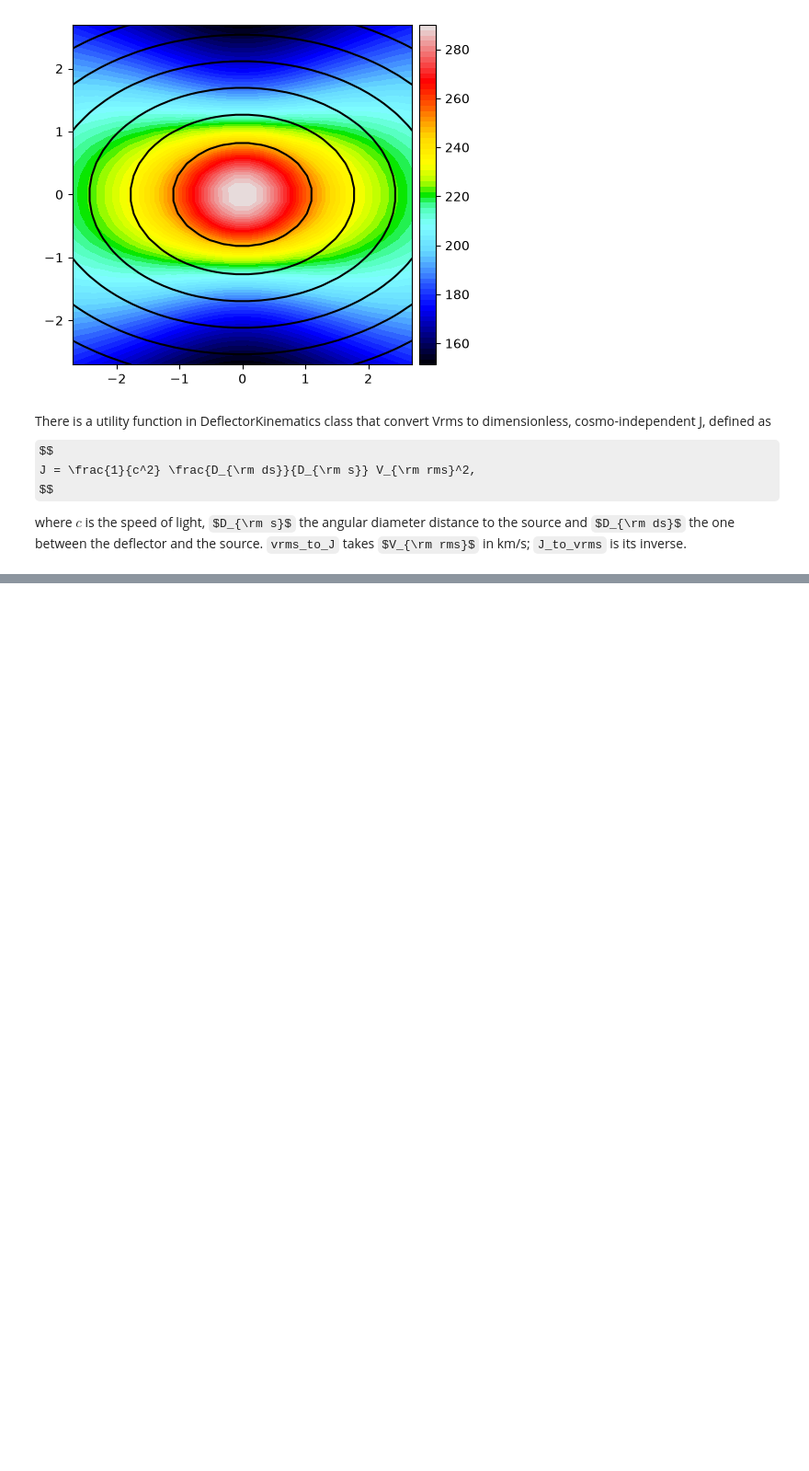
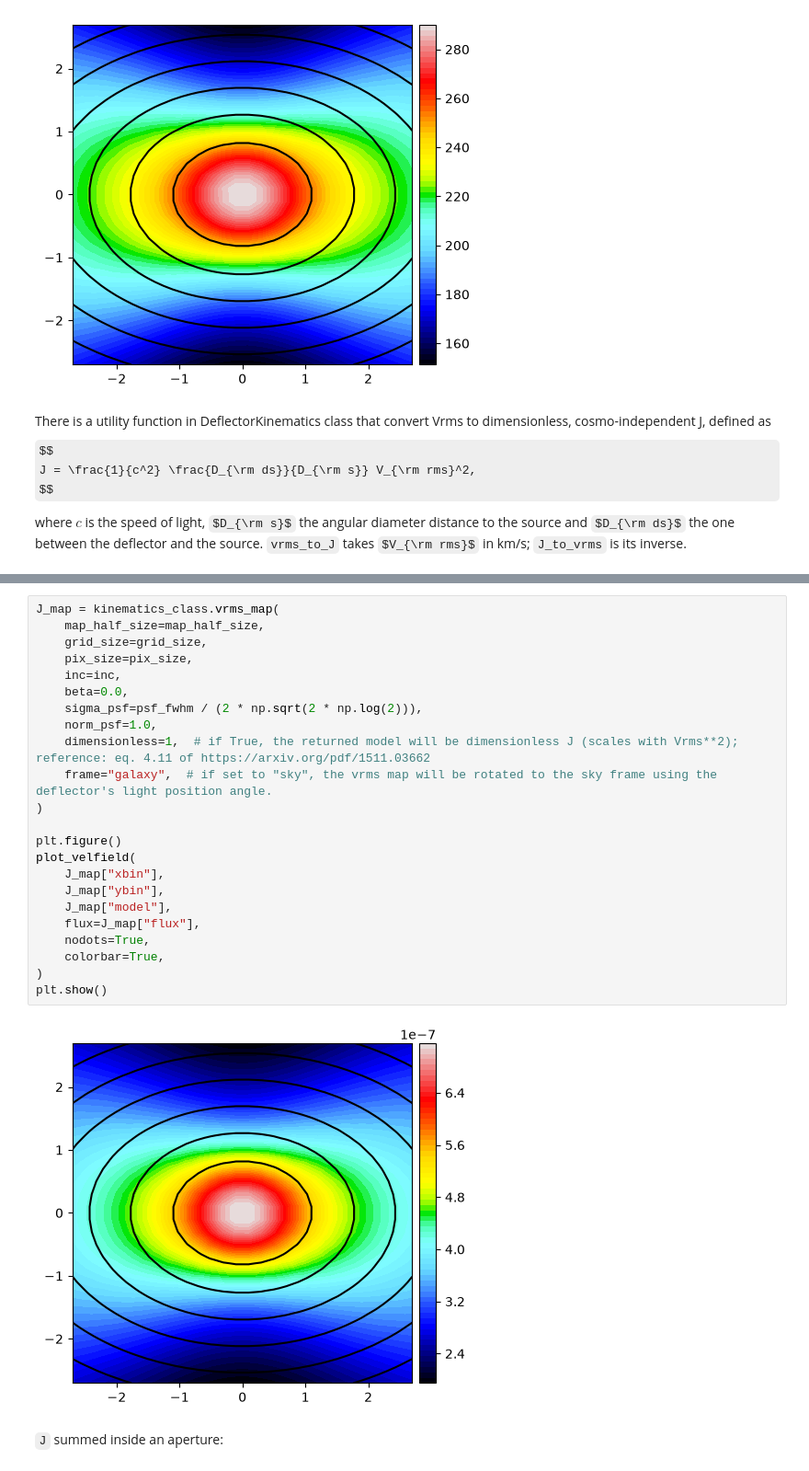
Before and after one commit to LSST-strong-lensing/slsim-tutorials, a Jupyter notebook: notebooks/deflector_kinematics_demo.ipynb, the cells around one changed output, grey strips where cells are left out. Shown at 92% size. Cells and saved outputs as stored; diff of their text form; some formulas as TeX source; blank space fills up the shorter version.

```diff
--- a/notebooks/deflector_kinematics_demo.ipynb
+++ b/notebooks/deflector_kinematics_demo.ipynb
@@ -191,0 +212,27 @@ For now, apertures are only specified with spherical apertures/annili. Will add
+# %%
+J_map = kinematics_class.vrms_map(
+    map_half_size=map_half_size,
+    grid_size=grid_size,
+    pix_size=pix_size,
+    inc=inc,
+    beta=0.0,
+    sigma_psf=psf_fwhm / (2 * np.sqrt(2 * np.log(2))),
+    norm_psf=1.0,
+    dimensionless=1,  # if True, the returned model will be dimensionless J (scales with Vrms**2); reference: eq. 4.11 of https://arxiv.org/pdf/1511.03662
+    frame="galaxy",  # if set to "sky", the vrms map will be rotated to the sky frame using the deflector's light position angle.
+)
+
+plt.figure()
+plot_velfield(
+    J_map["xbin"],
+    J_map["ybin"],
+    J_map["model"],
+    flux=J_map["flux"],
+    nodots=True,
+    colorbar=True,
+)
+plt.show()
+# %% [output]
+[figure, added]
+# %% [markdown]
+`J` summed inside an aperture:
```
Also changed, not shown: parts of 11 cells of this notebook.
